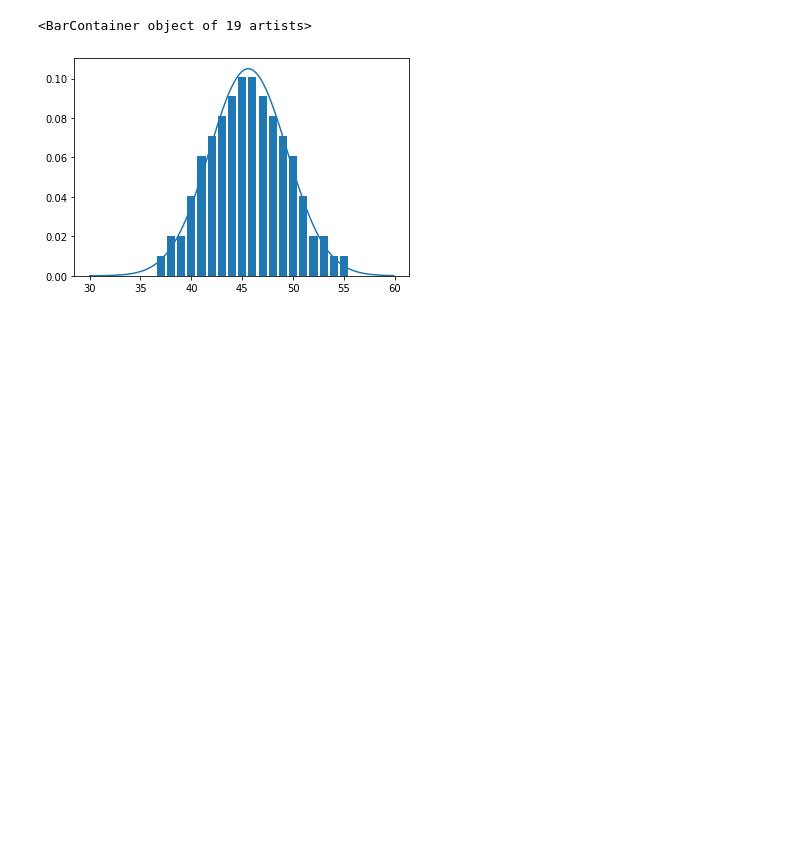
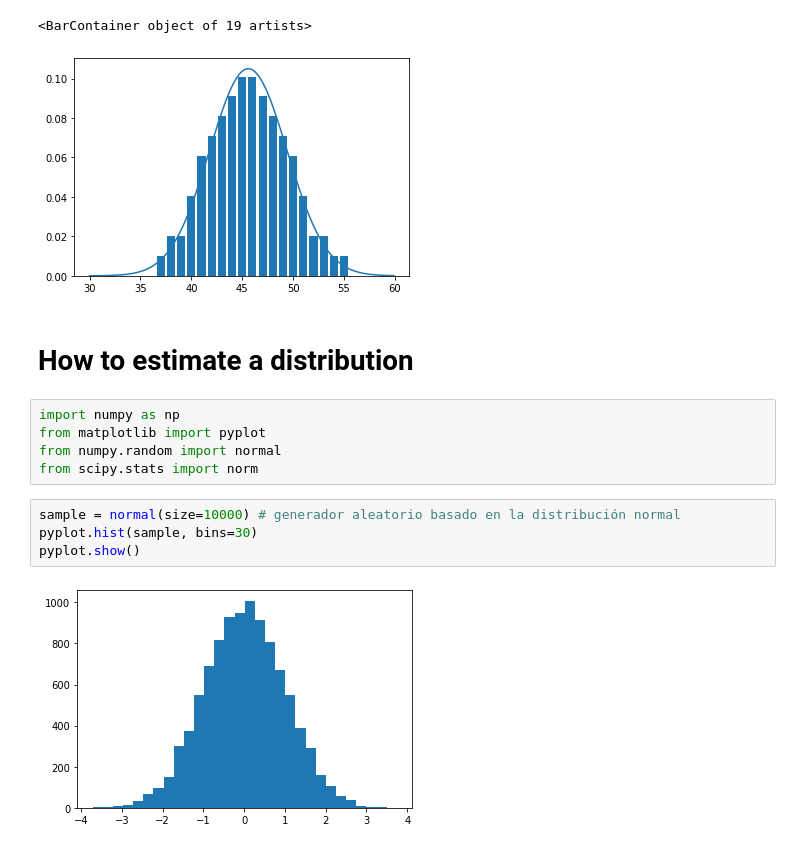
Before and after one commit to Igarez/Mathematics-for-data-science-probability, a Jupyter notebook: Mathematics_for_data_science_probability.ipynb, the cells around one changed output. Cells and saved outputs as stored; diff of their text form; blank space fills up the shorter version.

```diff
--- a/Mathematics_for_data_science_probability.ipynb
+++ b/Mathematics_for_data_science_probability.ipynb
@@ -382,3 +382,16 @@ plt.bar(values, dist/len(arr))
 # %% [output]
 <BarContainer object of 19 artists>
 [figure]
+# %% [markdown]
+# How to estimate a distribution
+# %%
+import numpy as np
+from matplotlib import pyplot
+from numpy.random import normal
+from scipy.stats import norm
+# %%
+sample = normal(size=10000) # generador aleatorio basado en la distribución normal
+pyplot.hist(sample, bins=30)
+pyplot.show()
+# %% [output]
+[figure, added]
```
Also changed, not shown: parts of 4 cells of this notebook.
